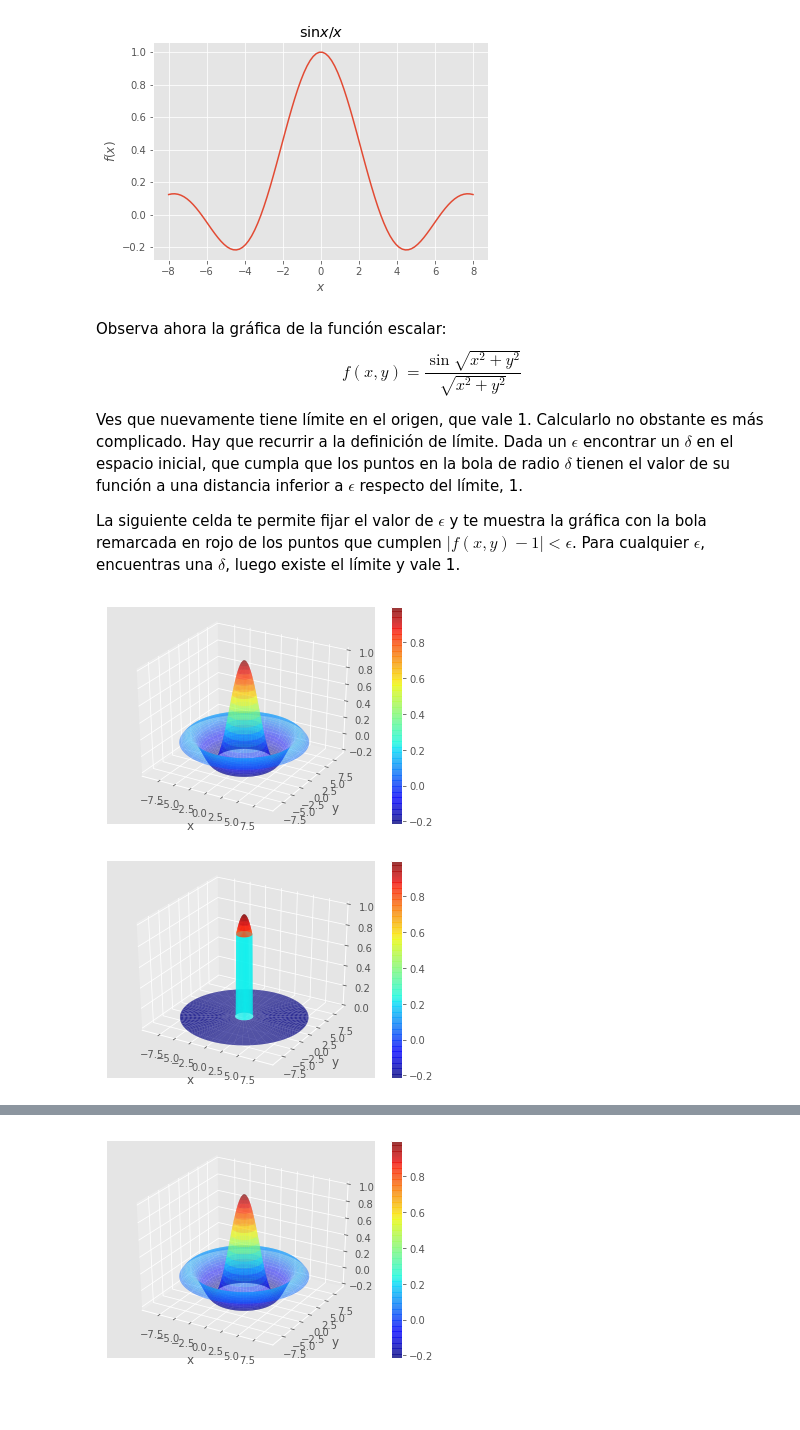
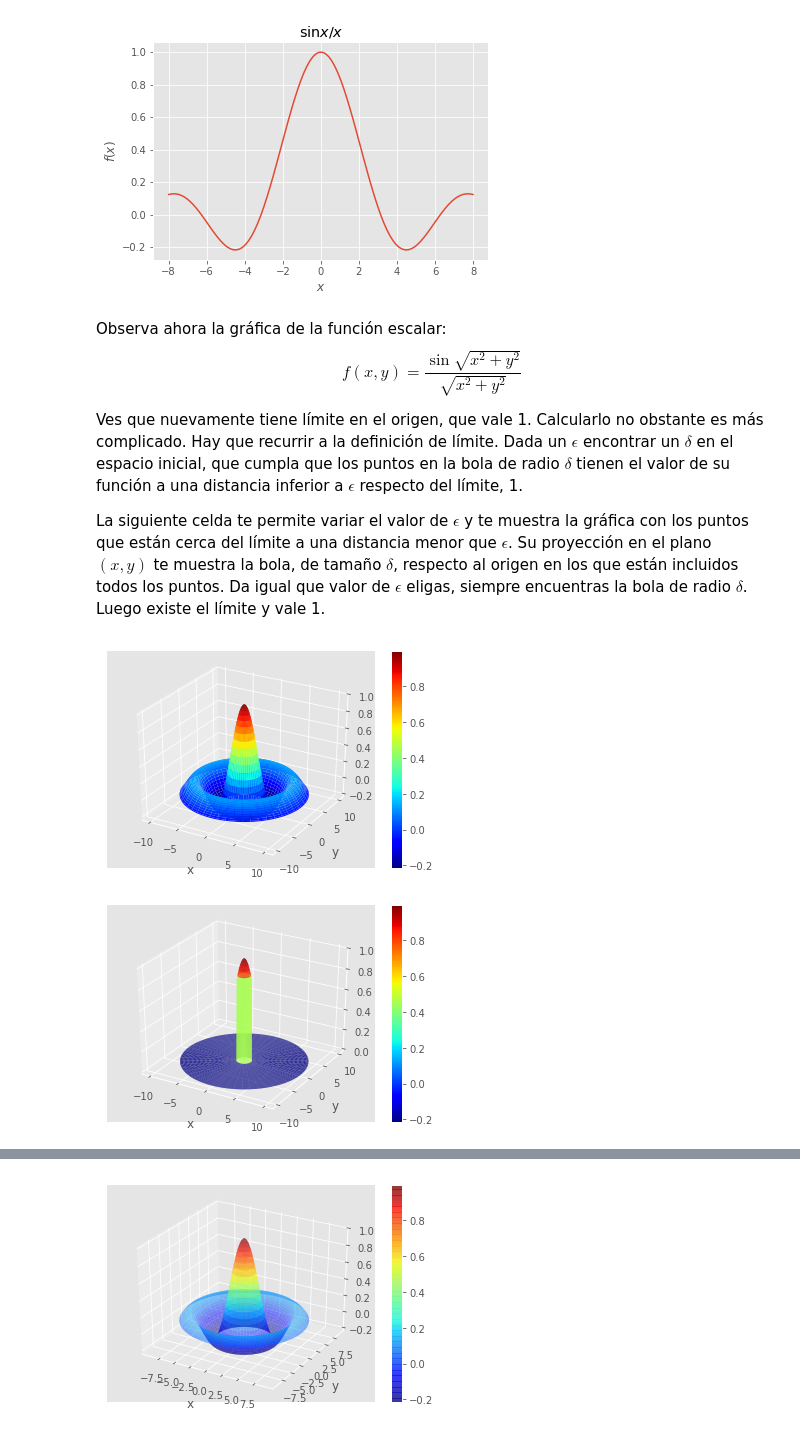
Before and after one commit to jahernando/USC-MMIII, a Jupyter notebook: tderivadas_limites_continuidad.ipynb, the cells around one changed output, grey strips where cells are left out. Saved outputs shown, nothing was run; the diff lists cells and outputs as text; code cells hidden in the pictures; blank space fills up the shorter version.

```diff
--- a/tderivadas_limites_continuidad.ipynb
+++ b/tderivadas_limites_continuidad.ipynb
@@ -81,0 +82,13 @@ Decimos que un punto es *interior* a un conjunto $S$, si podemos centrar sobre
+# %%
+import random
+phis     = np.linspace(0., 2*np.pi, 100)
+xs, ys   = np.cos(phis), np.sin(phis)
+r1, phi  = np.random.uniform(0., 1.), np.random.uniform(0., 2*np.pi)
+r2       = (1. - r1)/2.
+x1, y1   = r1*np.cos(phi), r1*np.sin(phi)
+x1s, y1s = x1 + r2 * np.cos(phis), y1 + r2 * np.sin(phis)
+fig = plt.figure(); ax = plt.gca()
+ax.fill(xs, ys, alpha = 0.5)
+ax.plot(x1, y1, '*', color='black')
+ax.fill(x1s, y1s, color='blue', alpha = 0.5)
+ax.set_aspect('equal');
@@ -112,19 +125,19 @@ $$
 
 Ves que nuevamente tiene límite en el origen, que vale 1. Calcularlo no obstante es más complicado. Hay que recurrir a la definición de límite. Dada un $\epsilon$ encontrar un $\delta$ en el espacio inicial, que cumpla que los puntos en la bola de radio $\delta$ tienen el valor de su función a una distancia inferior a $\epsilon$ respecto del límite, 1.
 
-La siguiente celda te permite fijar el valor de $\epsilon$ y te muestra la gráfica con la bola remarcada en rojo de los puntos que cumplen $|f(x, y) -1| < \epsilon$. Para cualquier $\epsilon$, encuentras una $\delta$, luego existe el límite y vale 1.
+La siguiente celda te permite variar el valor de $\epsilon$ y te muestra la gráfica con los puntos que están cerca del límite a una distancia menor que $\epsilon$. Su proyección en el plano $(x, y)$ te muestra la bola, de tamaño $\delta$, respecto al origen en los que están incluidos todos los puntos. Da igual que valor de $\epsilon$ eligas, siempre encuentras la bola de radio $\delta$. Luego existe el límite y vale 1.
 # %%
-rs       = np.linspace(1e-10, 9., 100)
+rs       = np.linspace(1e-10, 10., 100)
 ps       = np.linspace(0. , 2.*np.pi, 100)
 rms, pms = np.meshgrid(rs, ps)
 xms      = rms * np.cos(pms)
 yms      = rms * np.sin(pms)
 zms      = np.sin(rms)/rms
 fig = plt.figure(); ax = fig.gca(projection='3d');
-sf = ax.plot_surface(xms, yms, zms, cmap='jet', alpha = 0.5);
+sf = ax.plot_surface(xms, yms, zms, cmap='jet', alpha = 1.);
 ax.set_xlabel('x'); ax.set_ylabel('y'); fig.colorbar(sf);
 # %% [output]
-[figure, old version]
+[figure, new version]
 # %%
 cms = np.sin(rms)/ rms
 b, epsilon = 1, 0.2
@@ -135,5 +148,5 @@ fig = plt.figure(); ax = fig.gca(projection='3d')
 ax.plot_surface(xms, yms, cms, cmap = 'jet', alpha = 0.8);
 ax.set_xlabel('x'); ax.set_ylabel('y'); fig.colorbar(sf);
 # %% [output]
-[figure, old version]
+[figure, new version]
 # %% [markdown]
```
Also changed, not shown: parts of 18 cells of this notebook, 3 other files.
